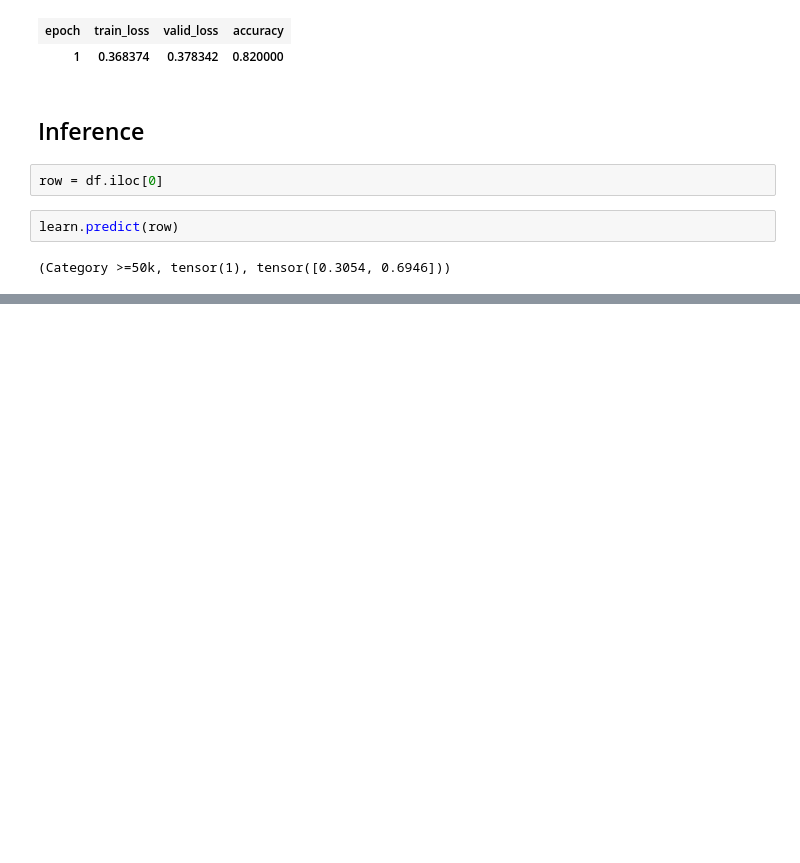
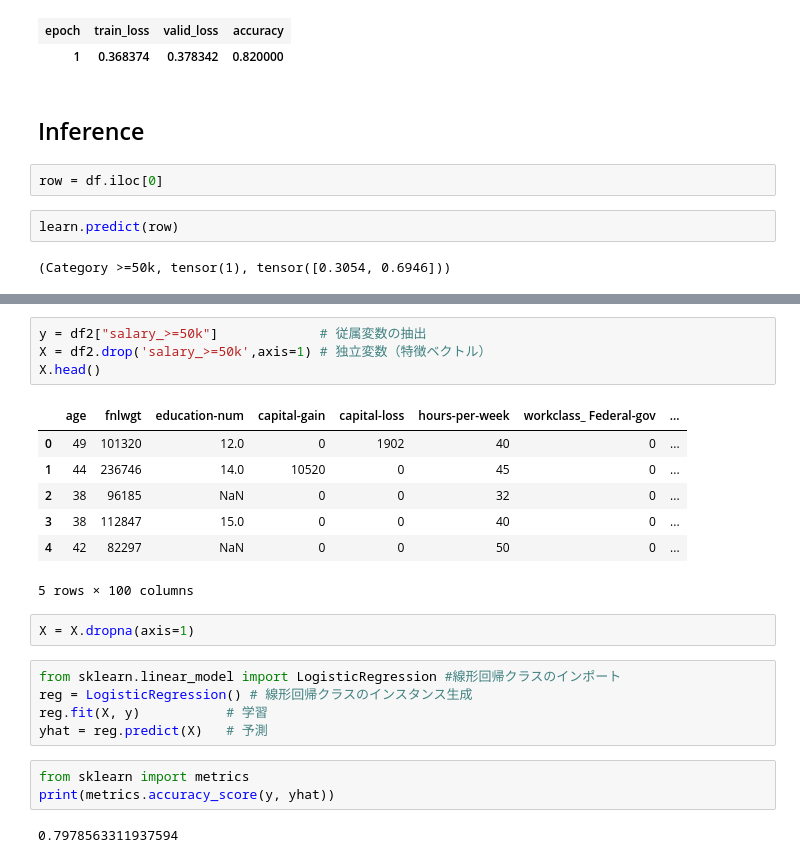
Before and after one commit to mickeykubo/fastai-v1, a Jupyter notebook: lesson4_tabular.ipynb, the cells around one changed output, grey strips where cells are left out. Saved outputs shown, nothing was run; the diff lists cells and outputs as text; blank space fills up the shorter version.

```diff
--- a/lesson4_tabular.ipynb
+++ b/lesson4_tabular.ipynb
@@ -158,0 +172,24 @@ learn.predict(row)
+# %%
+y = df2["salary_>=50k"]             # 従属変数の抽出
+X = df2.drop('salary_>=50k',axis=1) # 独立変数（特徴ベクトル）
+X.head()
+# %% [output]
+|  | age | fnlwgt | education-num | capital-gain | capital-loss | hours-per-week | workclass_ Federal-gov | ... |
+| 0 | 49 | 101320 | 12.0 | 0 | 1902 | 40 | 0 | ... |
+| 1 | 44 | 236746 | 14.0 | 10520 | 0 | 45 | 0 | ... |
+| 2 | 38 | 96185 | NaN | 0 | 0 | 32 | 0 | ... |
+| 3 | 38 | 112847 | 15.0 | 0 | 0 | 40 | 0 | ... |
+| 4 | 42 | 82297 | NaN | 0 | 0 | 50 | 0 | ... |
+5 rows × 100 columns
+# %%
+X = X.dropna(axis=1)
+# %%
+from sklearn.linear_model import LogisticRegression #線形回帰クラスのインポート
+reg = LogisticRegression() # 線形回帰クラスのインスタンス生成
+reg.fit(X, y)           # 学習
+yhat = reg.predict(X)   # 予測
+# %%
+from sklearn import metrics
+print(metrics.accuracy_score(y, yhat))
+# %% [output]
+0.7978563311937594
```
Also changed, not shown: parts of 2 cells of this notebook.
